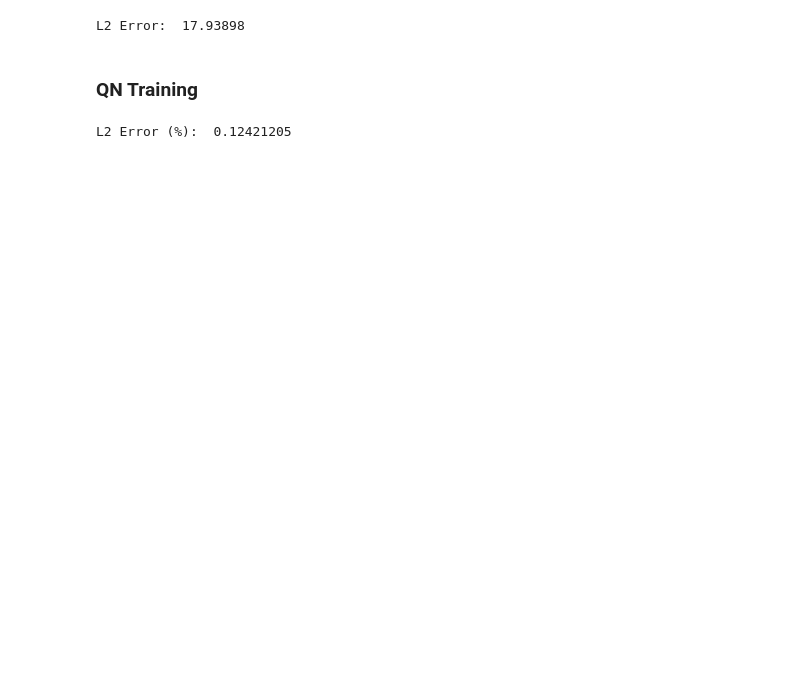
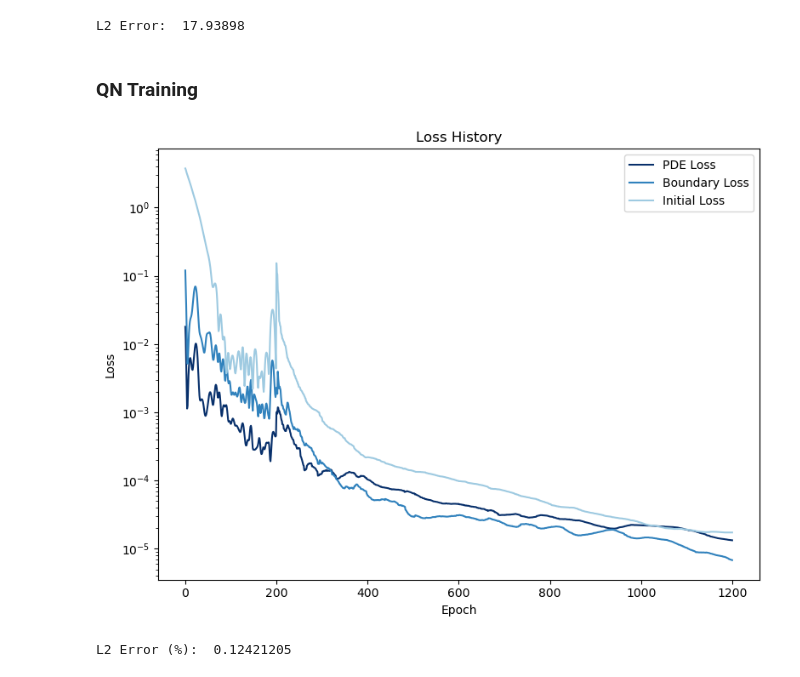
Before and after one commit to jmelo11/pricing_pinns, a Jupyter notebook: experiments/main_example.ipynb, the cells around one changed output. Saved outputs shown, nothing was run; the diff lists cells and outputs as text; code cells hidden in the pictures; blank space fills up the shorter version.

```diff
--- a/experiments/main_example.ipynb
+++ b/experiments/main_example.ipynb
@@ -198,26 +200,28 @@ L2 Error:  17.93898
 # %%
 boundary_samples = 500
 interior_samples = boundary_samples*assets*2
 initial_samples = boundary_samples*assets*2
 
 # We create new samples
 dataset = SampledDataset(
     params, interior_samples, initial_samples, boundary_samples, sampler, dtype, device, seed=0)
 
 optimizer = SSBroyden(
     model.parameters(),
     max_iter=1_000,
 )
 batch_size = len(dataset) # we use all samples
 
 closure = closure.with_dataset(
     dataset, loader_opts={'batch_size': batch_size, "shuffle": False, "pin_memory": True})
 
 trainer = trainer.with_optimizer(optimizer).with_training_step(closure)
 trainer.train()
 
 state = closure.get_state()
-plot_loss(state, smooth=False)
+plot_loss(state, backend='matplotlib', smooth=False)
+# %% [output]
+[figure, added]
 # %%
 results = compare_with_mc(model, params, n_prices=200,
                           n_simulations=10_000, dtype=dtype, device=device, seed=42)['l2_rel_error']
```
Also changed, not shown: parts of 3 cells of this notebook, 1 other file.
